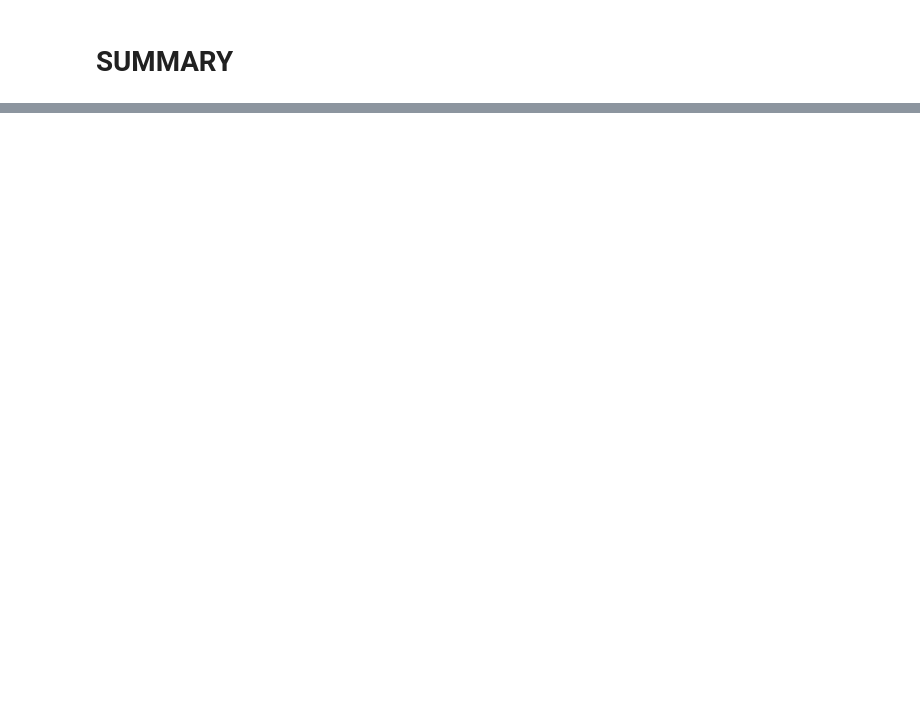
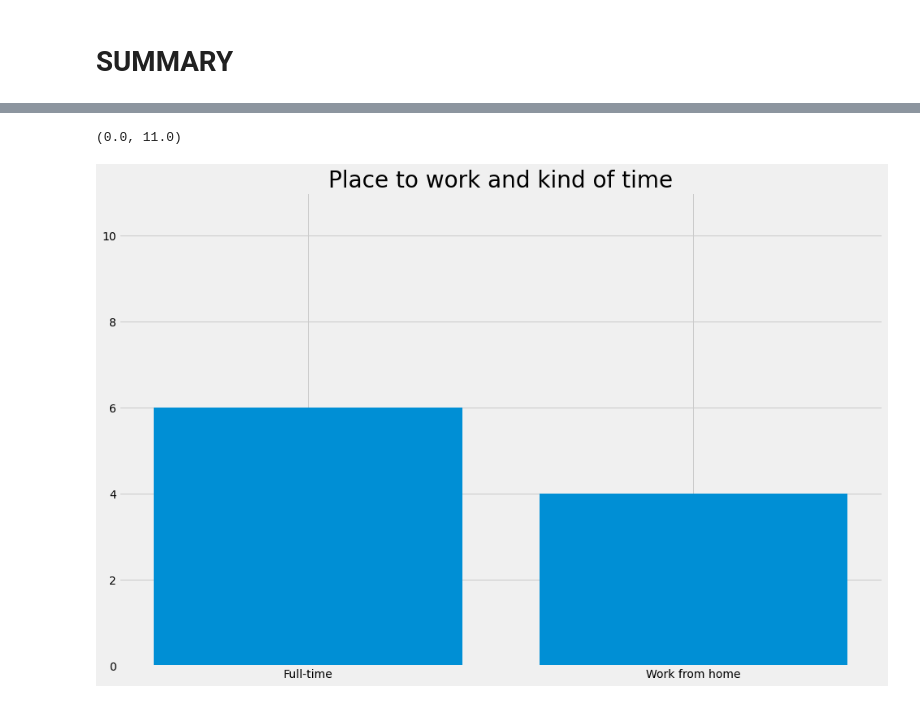
Before and after one commit to danielrodriguez007/Data_Analysis, a Jupyter notebook: Project_Search.ipynb, the cells around one changed output, grey strips where cells are left out. Saved outputs shown, nothing was run; the diff lists cells and outputs as text; code cells hidden in the pictures; blank space fills up the shorter version.

```diff
--- a/Project_Search.ipynb
+++ b/Project_Search.ipynb
@@ -234 +247,14 @@ plt.xticks(rotation=45)
+# %%
+#Bar chart of the places and time to do the job
+
+ti = pd.DataFrame(time)
+tim =ti.groupby(0)[0].count().sort_values(ascending=False)
+
+plt.figure(figsize=(15,10))
+plt.bar(x=tim.index, height= tim.values)
+plt.title("Place to work and kind of time", fontsize=28)
+plt.ylim(0,11)
+# %% [output]
+(0.0, 11.0)
+[figure, added]
 # %%
```
Also changed, not shown: parts of 20 cells of this notebook.
